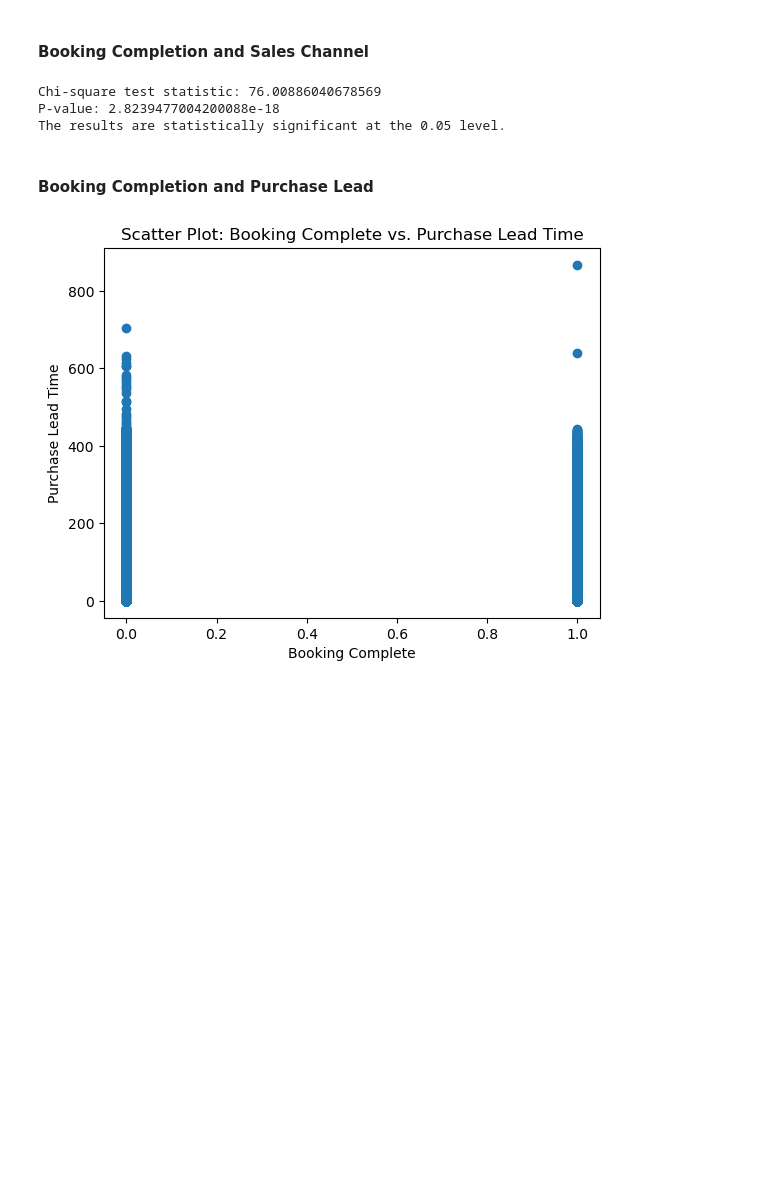
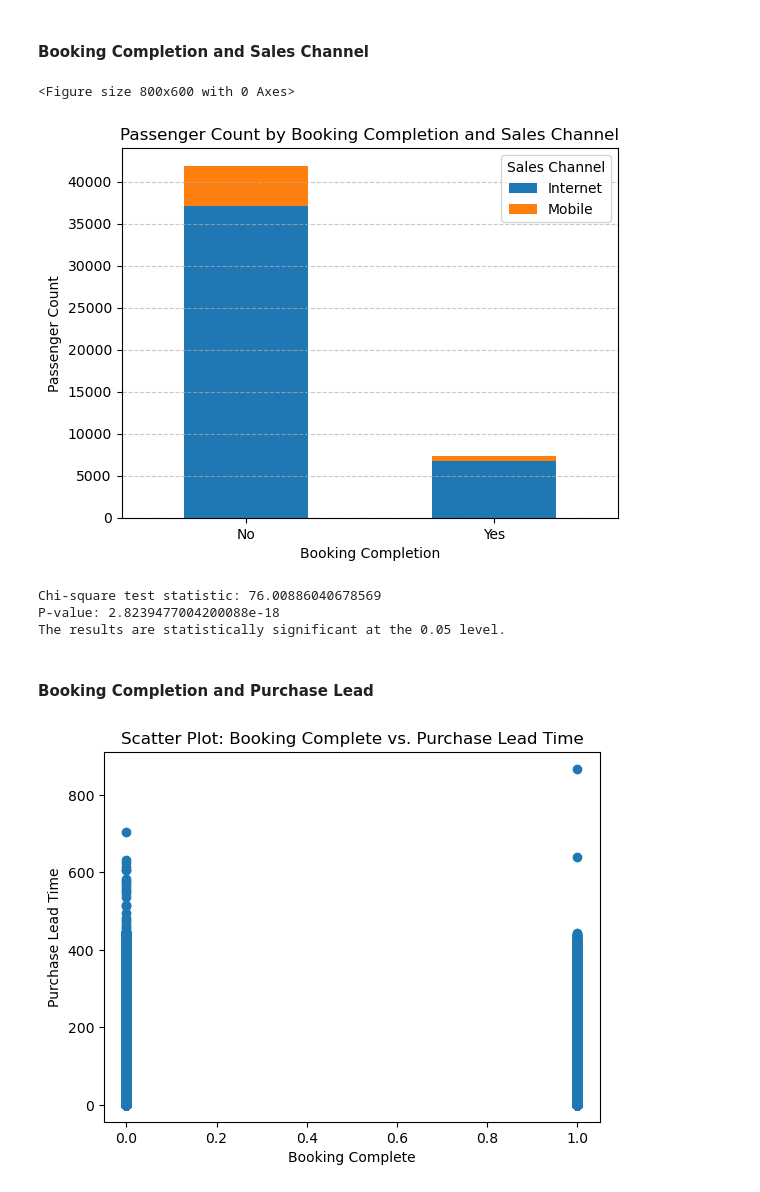
Before and after one commit to jaeshua/jaeshua, a Jupyter notebook: final-proj/ORGANIZED ANALYSIS.ipynb, the cells around one changed output. Cells and saved outputs as stored; diff of their text form; code cells hidden in the pictures; blank space fills up the shorter version.

```diff
--- a/final-proj/ORGANIZED ANALYSIS.ipynb
+++ b/final-proj/ORGANIZED ANALYSIS.ipynb
@@ -71,5 +97,35 @@ plt.show()
 # %% [markdown]
 #### Booking Completion and Sales Channel
+# %%
+import pandas as pd
+import matplotlib.pyplot as plt
+
+# Read the CSV file into a pandas DataFrame
+df = pd.read_csv("updated_passengers.csv")
+
+# Map 0 to "No" and 1 to "Yes" in the "booking_completion" column
+df["booking_completion"] = df["booking_complete"].replace({0: "No", 1: "Yes"})
+
+# Group the data by "booking_completion" and "sales_channel" and count the number of passengers for each combination
+booking_counts = df.groupby(["booking_completion", "sales_channel"]).size()
+
+# Reshape the data to create a new DataFrame with "booking_completion" as columns and "sales_channel" as index
+booking_counts = booking_counts.unstack(fill_value=0)
+
+# Plot the bar graph
+plt.figure(figsize=(8, 6))
+booking_counts.plot(kind="bar", stacked=True)
+plt.title("Passenger Count by Booking Completion and Sales Channel")
+plt.xlabel("Booking Completion")
+plt.ylabel("Passenger Count")
+plt.xticks(rotation=0)
+plt.legend(title="Sales Channel", loc="upper right", labels=["Internet", "Mobile"])
+plt.grid(axis="y", linestyle="--", alpha=0.7)
+plt.xticks(range(len(booking_counts.index)), booking_counts.index)  # Set the ticks explicitly
+plt.show()
+# %% [output]
+<Figure size 800x600 with 0 Axes>
+[figure, added]
 # %%
 import pandas as pd
 from scipy.stats import chi2_contingency
```
Also changed, not shown: parts of 4 cells of this notebook.
